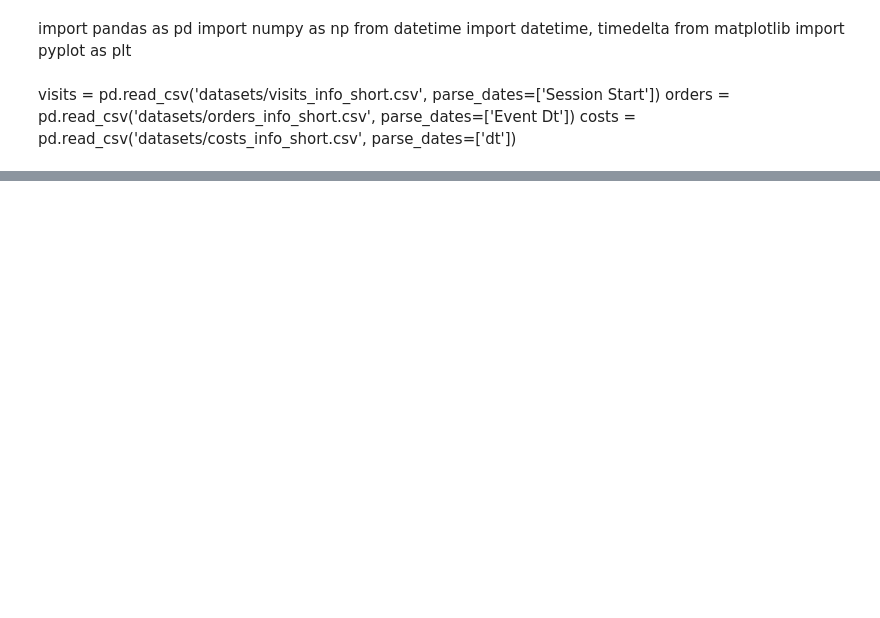
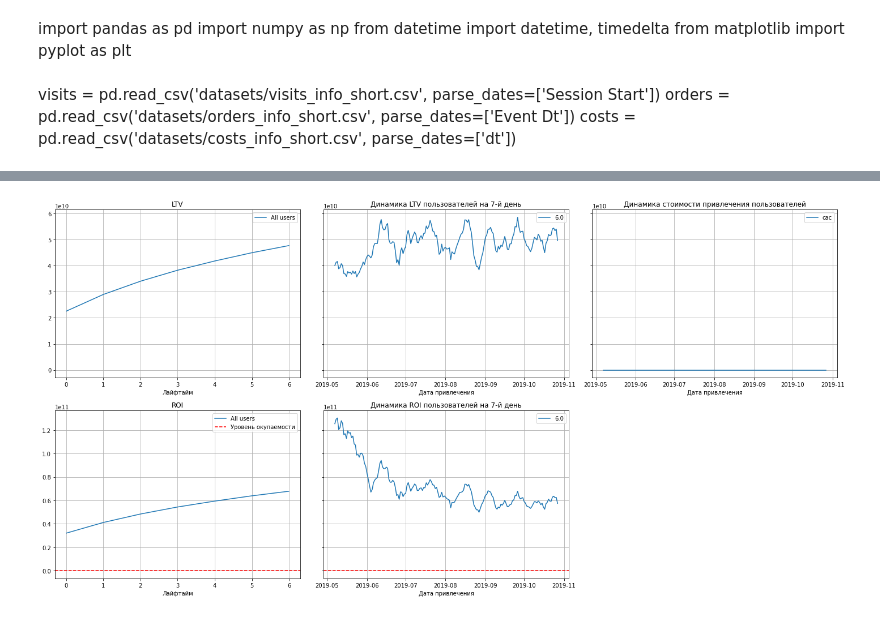
Before and after one commit to ikazman/practicum_da_projects, a Jupyter notebook: marketing_analysis/maketing_analysis.ipynb, the cells around one changed output, grey strips where cells are left out. Drawn from its saved outputs; the diff is of its cells as text; code cells hidden in the pictures; blank space fills up the shorter version.

Commit message:
Added plot_conversion and plot_ltv_roi func

```diff
--- a/marketing_analysis/maketing_analysis.ipynb
+++ b/marketing_analysis/maketing_analysis.ipynb
@@ -47,5 +146,9 @@ result_in_time
 # %%
-result_raw, result_grouped, result_in_time, roi_grouped, roi_in_time = calc.get_ltv(profiles, observation_date, horizon_days)
+ltv_raw, ltv_grouped, ltv_history, roi_grouped, roi_history = calc.get_ltv(profiles, observation_date, horizon_days)
+# %%
+calc.plot_ltv_roi(ltv_grouped, ltv_history, roi_grouped, roi_history, horizon_days)
+# %% [output]
+[figure, added]
 # %%
 result_raw
 # %%
```
Also changed, not shown: parts of 12 cells of this notebook, 1 other file.
